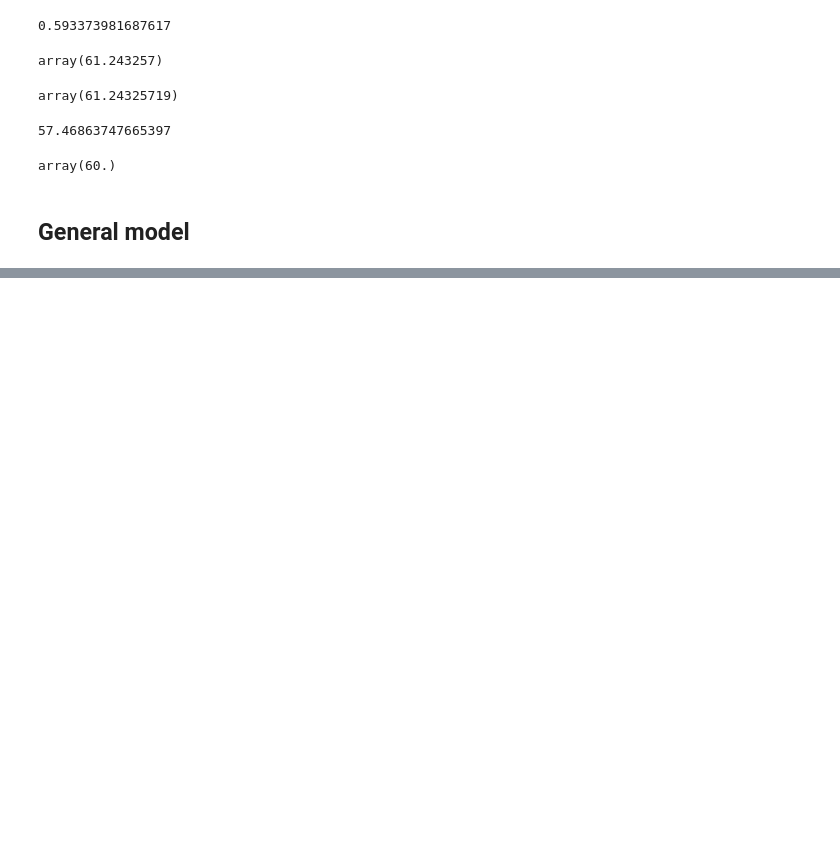
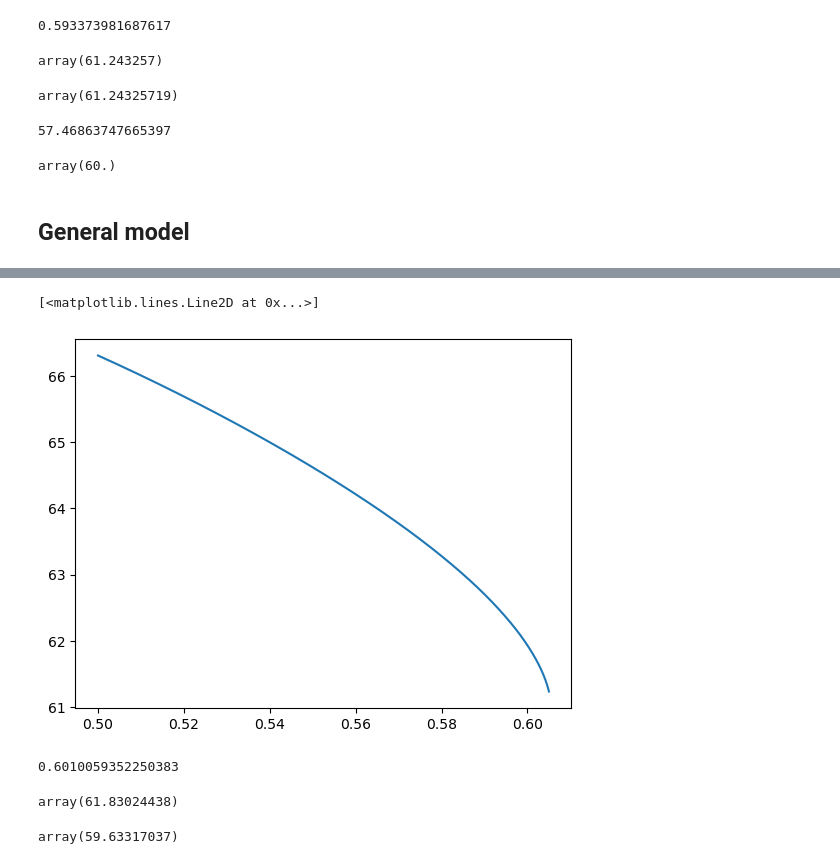
Before and after one commit to quarkquartet/Wall_velocity_LTE, a Jupyter notebook: boundary_condition/boundary.ipynb, the cells around one changed output, grey strips where cells are left out. Cells and saved outputs as stored; diff of their text form; code cells hidden in the pictures; blank space fills up the shorter version.

```diff
--- a/boundary_condition/boundary.ipynb
+++ b/boundary_condition/boundary.ipynb
@@ -252,0 +392,2 @@ def r(V,Tp,Tm):
+# %%
+Tsol=integrate.solve_ivp(dTdx, (0.5, xi_max*0.999), [guess_sol[1]], t_eval=np.linspace(0.5,xi_max*0.999, 1000),method='DOP853')
@@ -252,0 +396,14 @@ def r(V,Tp,Tm):
+# %%
+plt.plot(Tsol.t, Tsol.y[0])
+# %% [output]
+[<matplotlib.lines.Line2D at 0x...>]
+[figure, added]
+# %%
+xsh=optimize.brentq(lambda x: μ(x, v_prof(x))*x - 1/3, 0.5, xi_max*0.999)
+xsh
+# %% [output]
+0.6010059352250383
+# %%
+T_prof(xsh)
+# %% [output]
+array(61.83024438)
@@ -252,0 +426,4 @@ def r(V,Tp,Tm):
+# %%
+find_Tsh(57)
+# %% [output]
+array(59.63317037)
```
Also changed, not shown: parts of 32 cells of this notebook.
